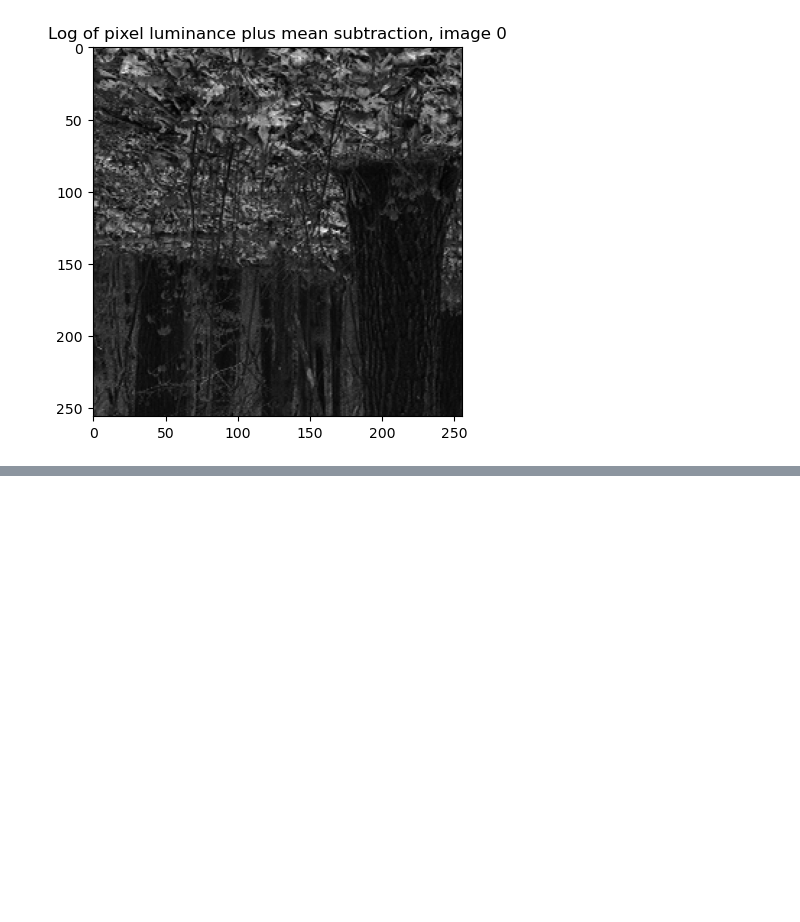
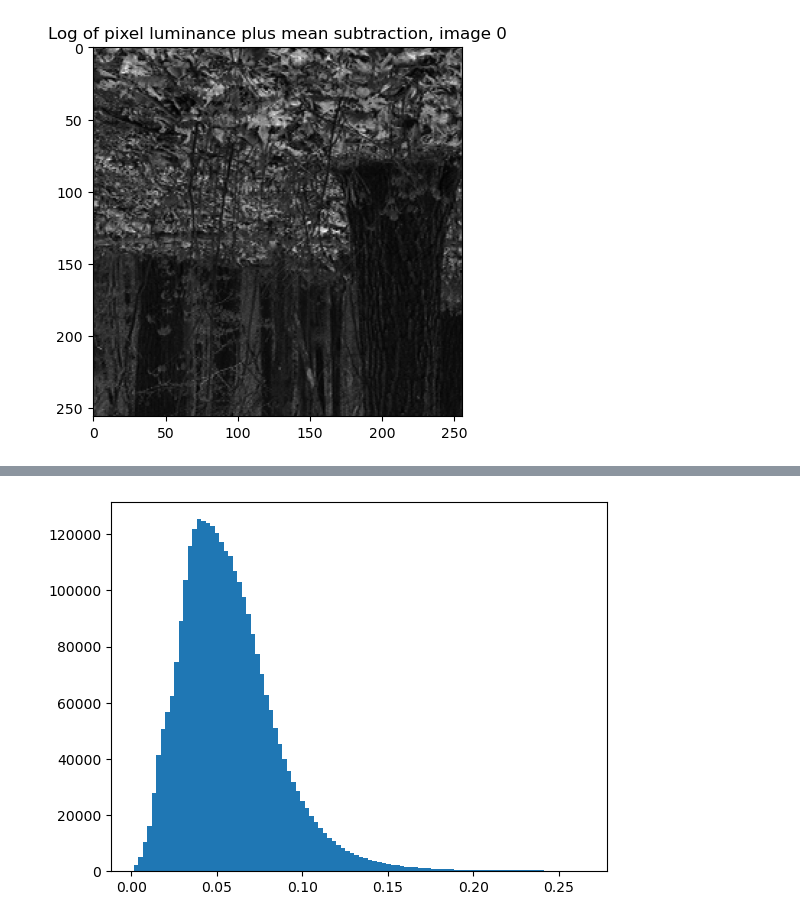
Before and after one commit to acumpelik/DSSC23, a Jupyter notebook: DSSC23-Homework5-Andrea_Cumpelik.ipynb, the cells around one changed output, grey strips where cells are left out. Drawn from its saved outputs; the diff is of its cells as text; code cells hidden in the pictures; blank space fills up the shorter version.

```diff
--- a/DSSC23-Homework5-Andrea_Cumpelik.ipynb
+++ b/DSSC23-Homework5-Andrea_Cumpelik.ipynb
@@ -76,0 +114,9 @@ plt.show()
+# %%
+# Group all the log luminances
+flattened_full_dataset = flattened_images.flatten()
+# %%
+# Plot the luminance distribution of all images
+plt.hist(flattened_full_dataset, bins=100)
+plt.show()
+# %% [output]
+[figure, added]
```
Also changed, not shown: parts of 8 cells of this notebook.
